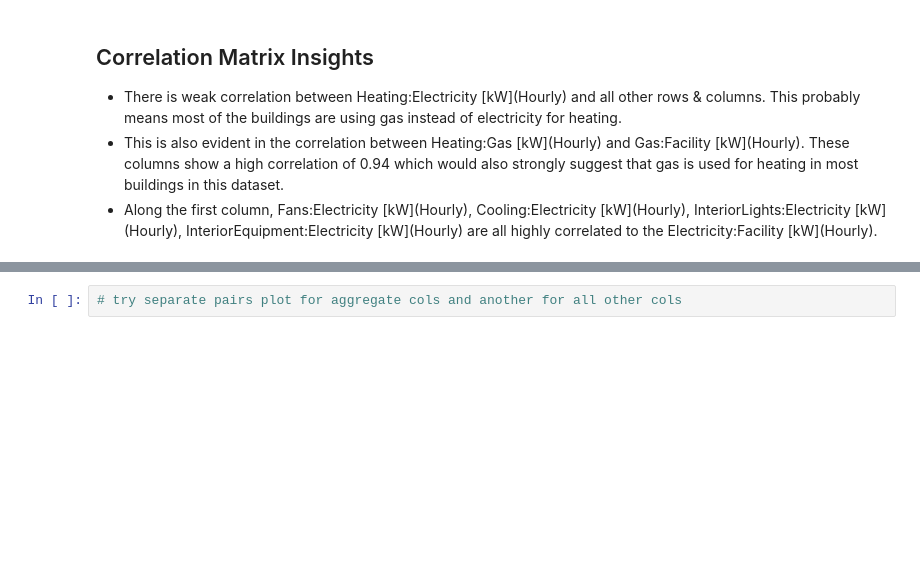
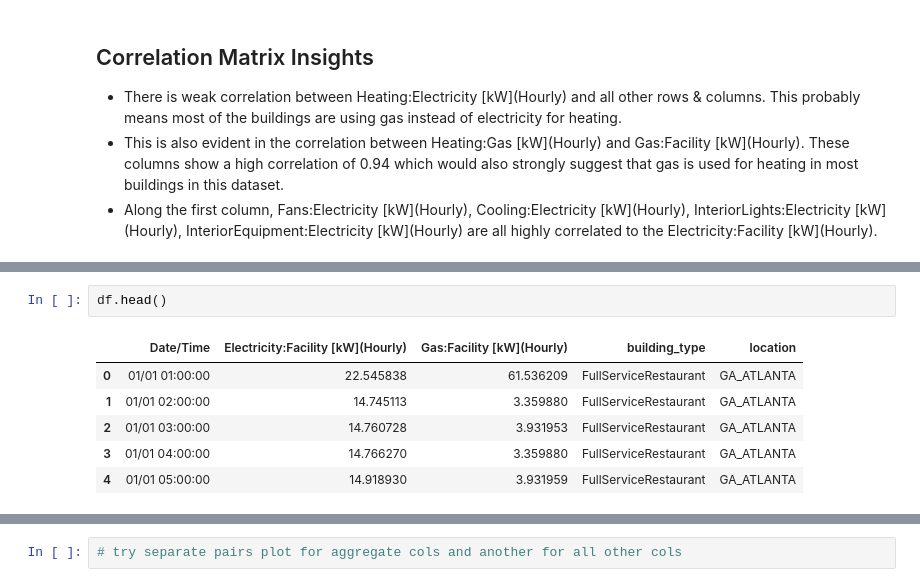
Before and after one commit to dgitts/electric-load-forecasting, a Jupyter notebook: notebooks/david.ipynb, the cells around one changed output, grey strips where cells are left out. Saved outputs shown, nothing was run; the diff lists cells and outputs as text; blank space fills up the shorter version.

```diff
--- a/notebooks/david.ipynb
+++ b/notebooks/david.ipynb
@@ -114,0 +130,9 @@ plt.show()
+# %%
+df.head()
+# %% [output]
+|  | Date/Time | Electricity:Facility [kW](Hourly) | Gas:Facility [kW](Hourly) | building_type | location |
+| 0 | 01/01 01:00:00 | 22.545838 | 61.536209 | FullServiceRestaurant | GA_ATLANTA |
+| 1 | 01/01 02:00:00 | 14.745113 | 3.359880 | FullServiceRestaurant | GA_ATLANTA |
+| 2 | 01/01 03:00:00 | 14.760728 | 3.931953 | FullServiceRestaurant | GA_ATLANTA |
+| 3 | 01/01 04:00:00 | 14.766270 | 3.359880 | FullServiceRestaurant | GA_ATLANTA |
+| 4 | 01/01 05:00:00 | 14.918930 | 3.931959 | FullServiceRestaurant | GA_ATLANTA |
```
Also changed, not shown: parts of 10 cells of this notebook, 1 other file.
